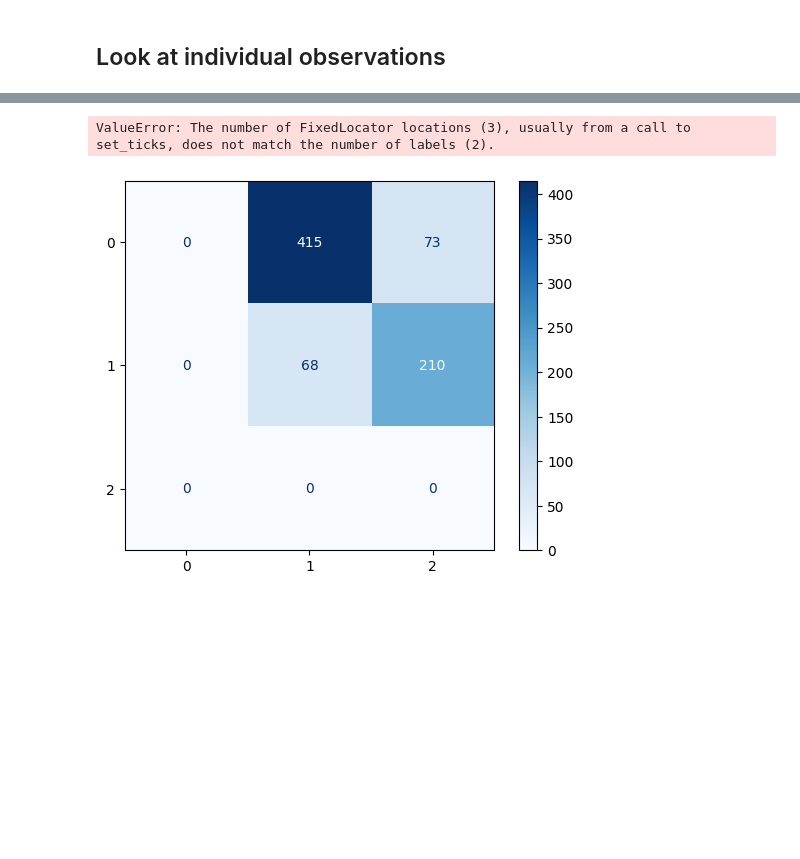
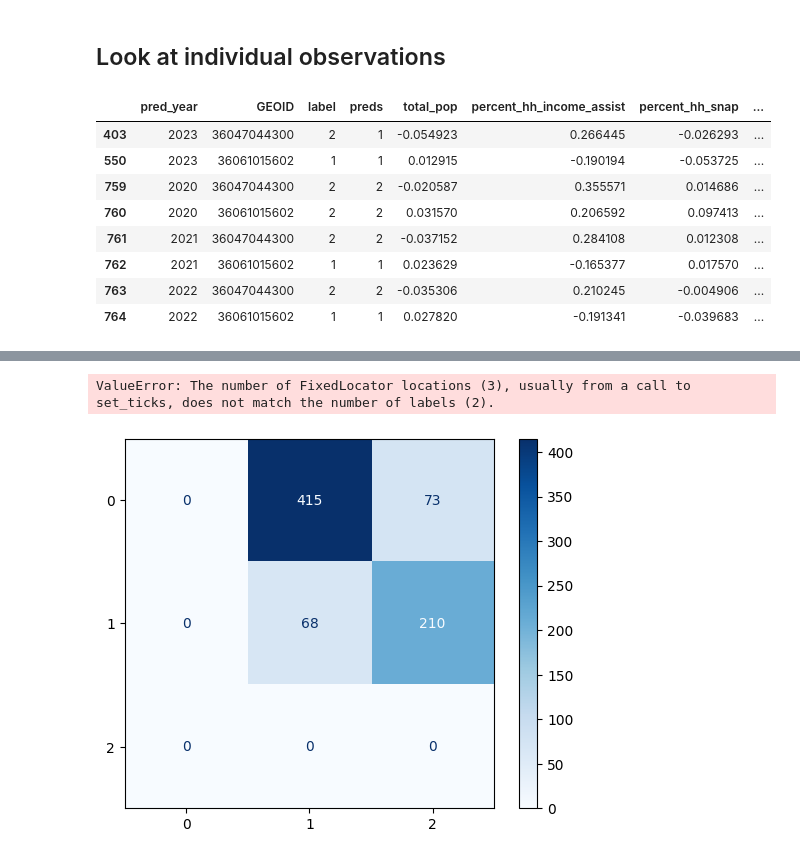
Before and after one commit to khyateed/forecasting-gentrification-nyc, a Jupyter notebook: modeling.ipynb, the cells around one changed output, grey strips where cells are left out. Saved outputs shown, nothing was run; the diff lists cells and outputs as text; code cells hidden in the pictures; blank space fills up the shorter version.

Commit message:
fixed case studies

```diff
--- a/modeling.ipynb
+++ b/modeling.ipynb
@@ -274,5 +289,36 @@ shap.summary_plot(shap_class1_values, X_test, plot_type='dot', show=False);
 ## Look at individual observations
 # %%
 test_set.reset_index(drop=True, inplace=True)
-cases = test_set[test_set.GEOID.isin(['36047022900','36061016600','36047044300'])]
+cases = test_set[test_set.GEOID.isin(['36061015602','36047044300'])]
+# %%
+cases = cases[['pred_year','GEOID','label', 'preds', 'total_pop', 'percent_hh_income_assist', 'percent_hh_snap',
+       'percent_hh_english', 'percent_work_agriculture',
+       'percent_work_construction', 'percent_work_retail',
+       'percent_work_finance', 'percent_work_stem', 'percent_work_edu_health',
+       'percent_work_art', 'percent_out_of_county',
+       'percent_moved_within_county', 'percent_public_transit',
+       'percent_drive_commute', 'percent_bike_commute', 'percent_walk_commute',
+       'percent_wfh', 'percent_white', 'percent_black', 'percent_native',
+       'percent_asian', 'percent_pacific', 'percent_latino',
+       'percent_bachelors', 'percent_grad', 'percent_born_citizen',
+       'percent_naturalized_citizen', 'percent_not_citizen',
+       'percent_same_house_1yr', 'percent_out_of_state', 'med_income',
+       'med_rent_acs', 'med_age', 'percent_hh_rented', 'med_value',
+       'percent_hh_electric', 'percent_hh_solar', 'med_hh_age',
+       'med_hh_tenure', 'num_citibike_rides', 'num_trees', 'med_rent',
+       'num_affordable_hous_built', 'num_bikelanes',
+       'num_evictions_commercial', 'num_evictions_residential', 'park_acres',
+       'num_parks',  'lag_vulnerable', 'lag_ever_gentrified',
+       'ever_gentrified']]
+cases
+# %% [output]
+|  | pred_year | GEOID | label | preds | total_pop | percent_hh_income_assist | percent_hh_snap | ... |
+| 403 | 2023 | 36047044300 | 2 | 1 | -0.054923 | 0.266445 | -0.026293 | ... |
+| 550 | 2023 | 36061015602 | 1 | 1 | 0.012915 | -0.190194 | -0.053725 | ... |
+| 759 | 2020 | 36047044300 | 2 | 2 | -0.020587 | 0.355571 | 0.014686 | ... |
+| 760 | 2020 | 36061015602 | 2 | 2 | 0.031570 | 0.206592 | 0.097413 | ... |
+| 761 | 2021 | 36047044300 | 2 | 2 | -0.037152 | 0.284108 | 0.012308 | ... |
+| 762 | 2021 | 36061015602 | 1 | 1 | 0.023629 | -0.165377 | 0.017570 | ... |
+| 763 | 2022 | 36047044300 | 2 | 2 | -0.035306 | 0.210245 | -0.004906 | ... |
+| 764 | 2022 | 36061015602 | 1 | 1 | 0.027820 | -0.191341 | -0.039683 | ... |
 # %%
```
Also changed, not shown: parts of 8 cells of this notebook.
